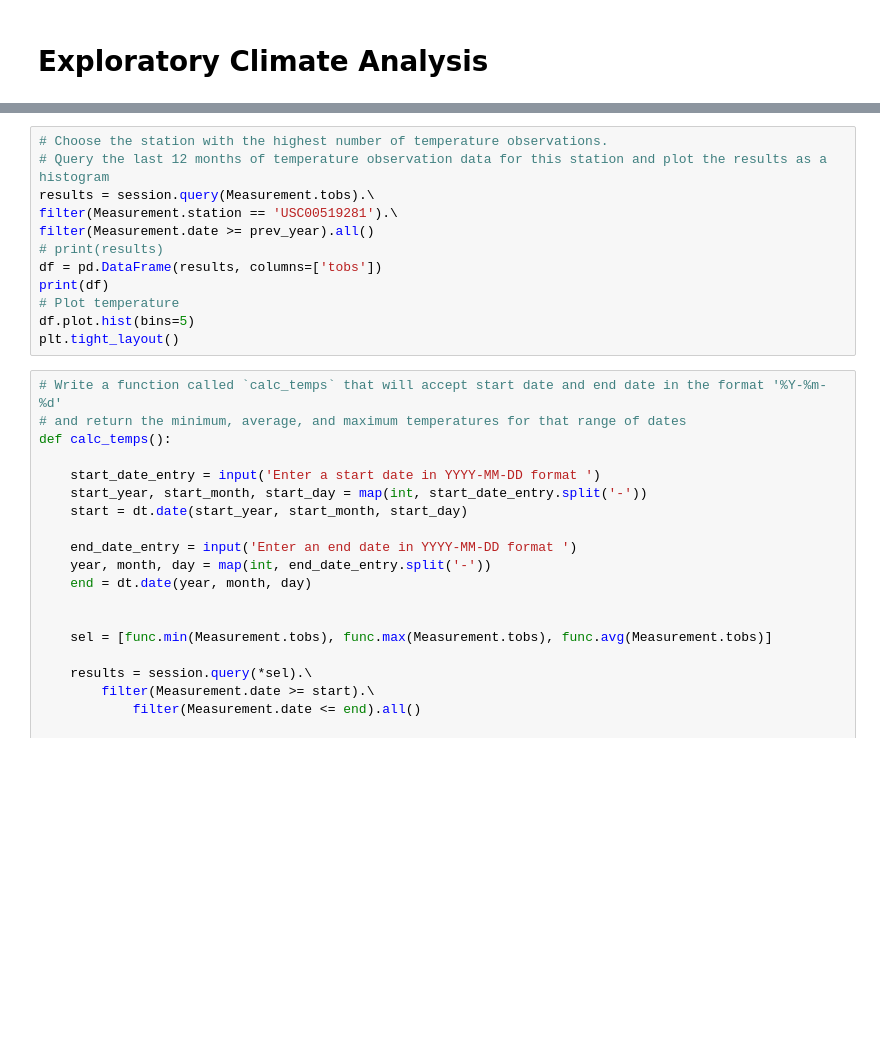
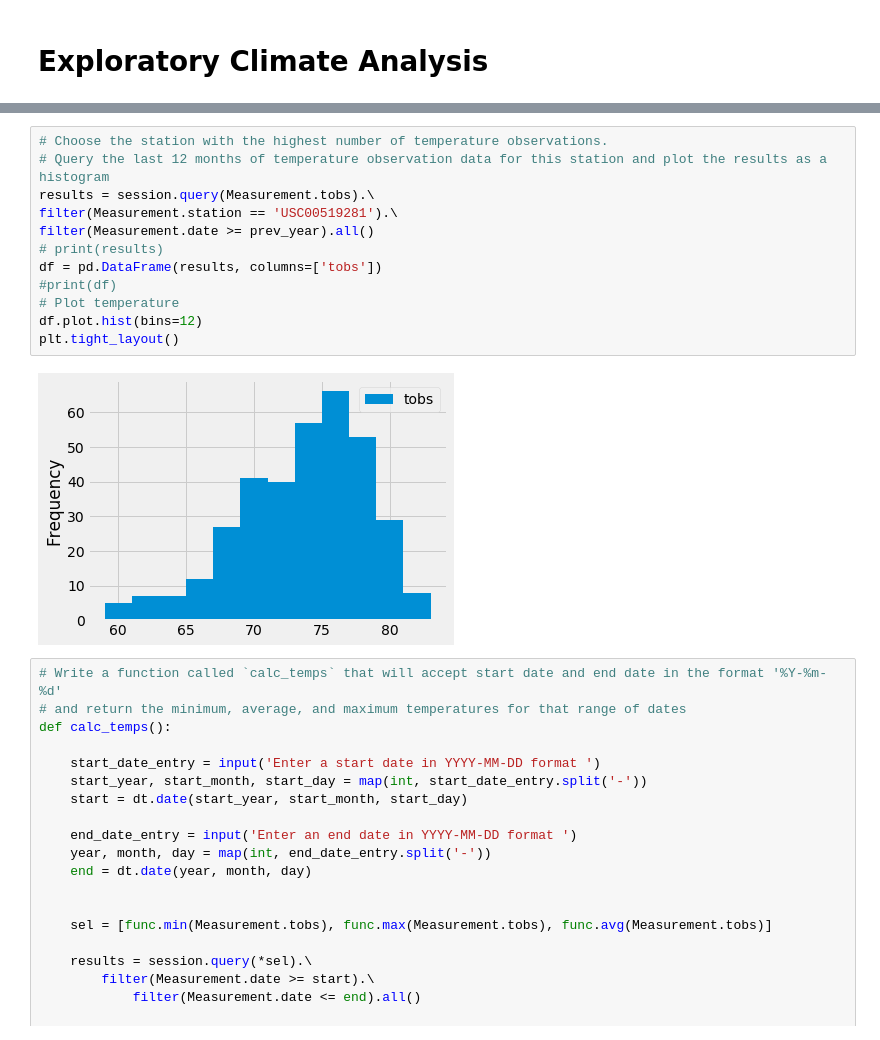
Before and after one commit to karenmxm/surfs_up, a Jupyter notebook: climate_analysis.ipynb, the cells around one changed output, grey strips where cells are left out. Saved outputs shown, nothing was run; the diff lists cells and outputs as text; blank space fills up the shorter version.

```diff
--- a/climate_analysis.ipynb
+++ b/climate_analysis.ipynb
@@ -78,15 +106,17 @@ filter(Measurement.station == 'USC00519281').all()
 # %%
 # Choose the station with the highest number of temperature observations.
 # Query the last 12 months of temperature observation data for this station and plot the results as a histogram
 results = session.query(Measurement.tobs).\
 filter(Measurement.station == 'USC00519281').\
 filter(Measurement.date >= prev_year).all()
 # print(results)
 df = pd.DataFrame(results, columns=['tobs'])
-print(df)
+#print(df)
 # Plot temperature
-df.plot.hist(bins=5)
+df.plot.hist(bins=12)
 plt.tight_layout()
+# %% [output]
+[figure, added]
 # %%
 # Write a function called `calc_temps` that will accept start date and end date in the format '%Y-%m-%d'
 # and return the minimum, average, and maximum temperatures for that range of dates
```
Also changed, not shown: parts of 13 cells of this notebook, 1 other file.
